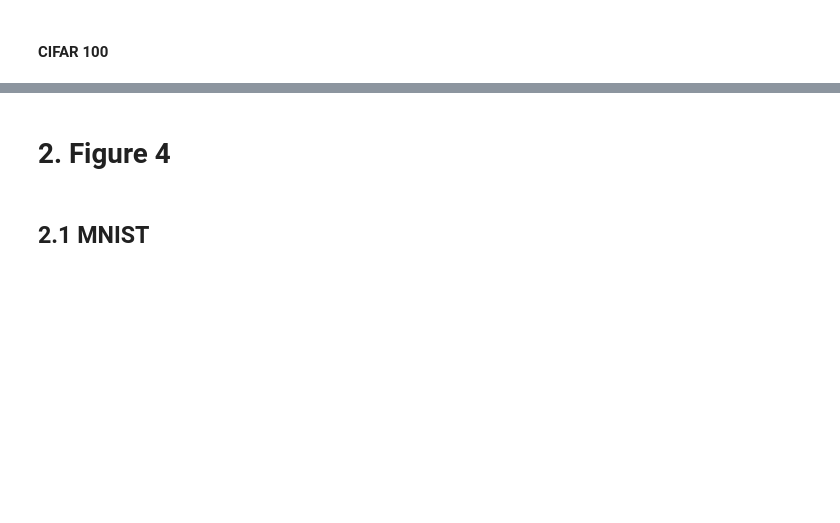
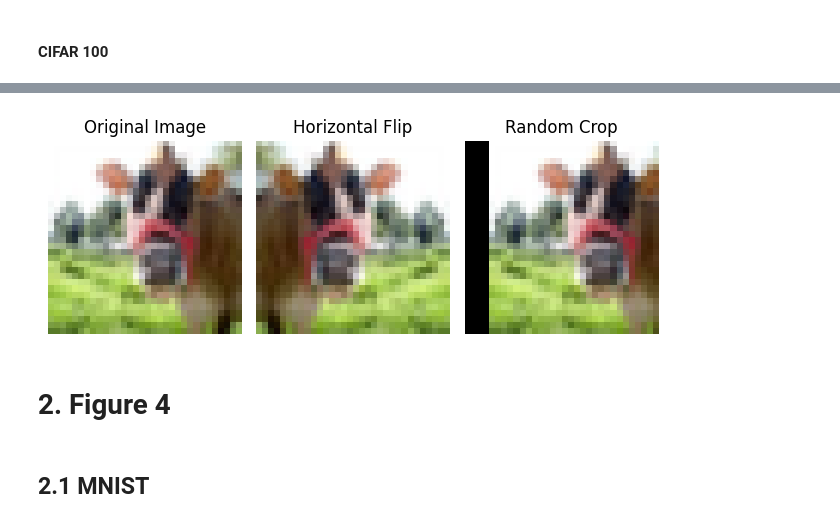
Before and after one commit to roduit/EE-411-FOIL-Project, a Jupyter notebook: source/main.ipynb, the cells around one changed output, grey strips where cells are left out. Drawn from its saved outputs; the diff is of its cells as text; code cells hidden in the pictures; blank space fills up the shorter version.

```diff
--- a/source/main.ipynb
+++ b/source/main.ipynb
@@ -67,3 +147,19 @@ visualize_dataset((np.array(CIFAR100.cifar100.data), np.array(CIFAR100.cifar100.
+# %%
+#Plot images
+fig, axes = plt.subplots(1, 3)
+axes[0].imshow(image1.permute(1, 2, 0))
+axes[0].set_title('Original Image')
+axes[0].axis('off')
+axes[1].imshow(image1_flip.permute(1, 2, 0))
+axes[1].set_title('Horizontal Flip')
+axes[1].axis('off')
+axes[2].imshow(image1_crop.permute(1, 2, 0))
+axes[2].set_title('Random Crop')
+axes[2].axis('off')
+plt.tight_layout()
+plt.savefig(os.path.join(constants.RESULTS_FOLDER + 'augmentations.png'))
+# %% [output]
+[figure, added]
 # %% [markdown]
 # 2. Figure 4
 # %% [markdown]
```
Also changed, not shown: parts of 12 cells of this notebook, 1 other file.
